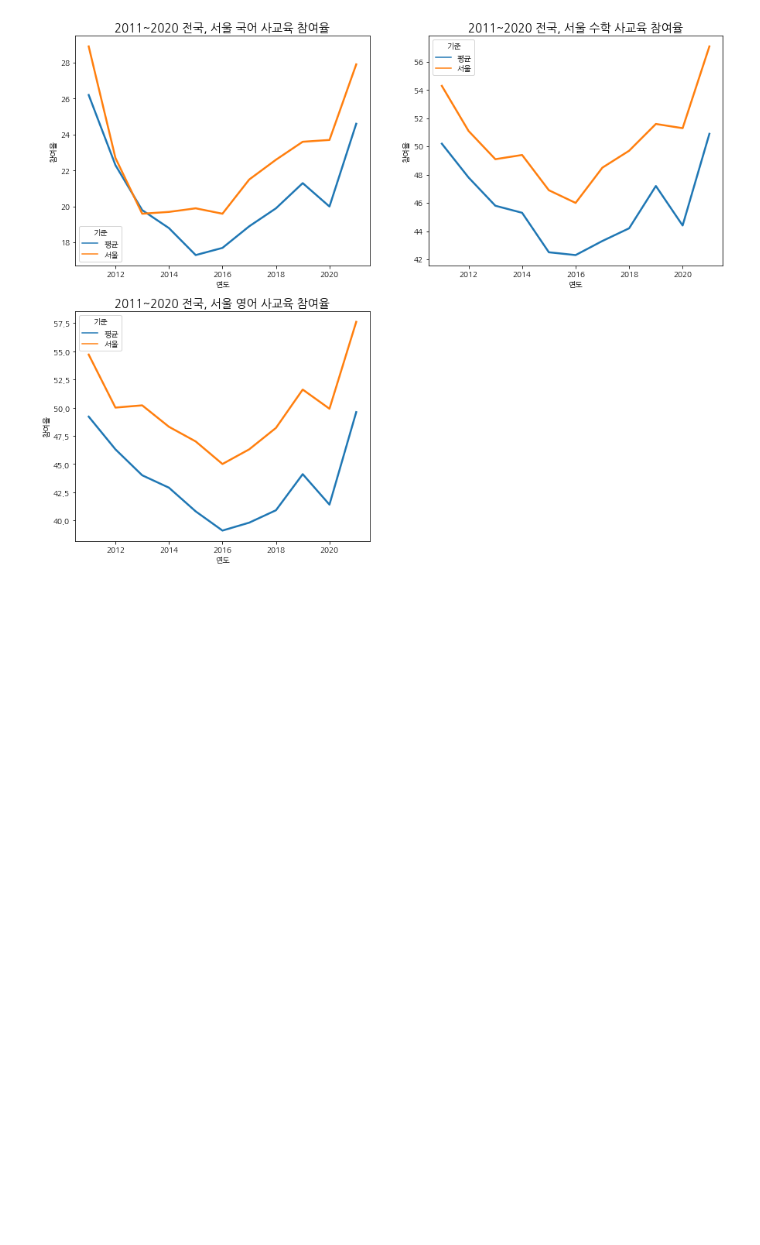
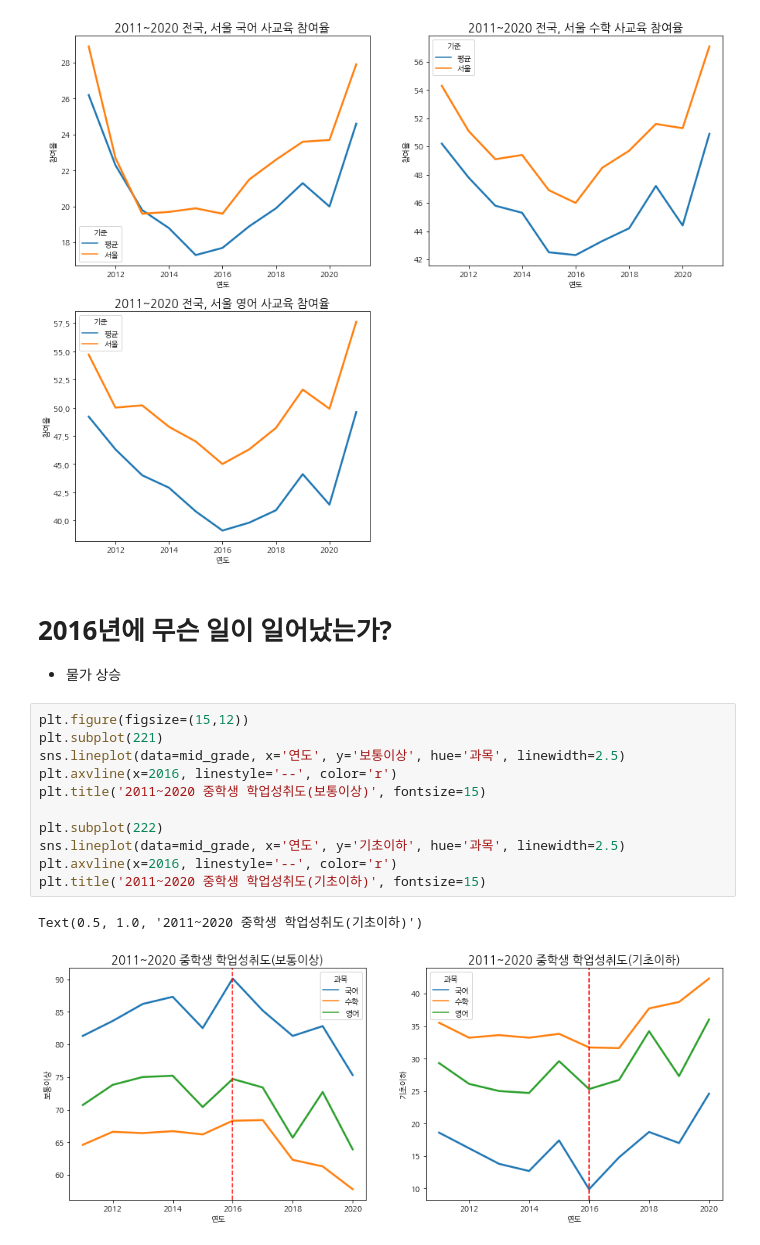
Before and after one commit to moonstar97/Structure, a Jupyter notebook: 가설5번_DEA.ipynb, the cells around one changed output. Cells and saved outputs as stored; diff of their text form; blank space fills up the shorter version.

```diff
--- a/가설5번_DEA.ipynb
+++ b/가설5번_DEA.ipynb
@@ -368,3 +331,20 @@ plt.title('2011~2020 전국, 서울 영어 사교육 참여율', fontsize=15)
 # %% [output]
 Text(0.5, 1.0, '2011~2020 전국, 서울 영어 사교육 참여율')
 [figure]
+# %% [markdown]
+# 2016년에 무슨 일이 일어났는가?
+- 물가 상승
+# %%
+plt.figure(figsize=(15,12))
+plt.subplot(221)
+sns.lineplot(data=mid_grade, x='연도', y='보통이상', hue='과목', linewidth=2.5)
+plt.axvline(x=2016, linestyle='--', color='r')
+plt.title('2011~2020 중학생 학업성취도(보통이상)', fontsize=15)
+
+plt.subplot(222)
+sns.lineplot(data=mid_grade, x='연도', y='기초이하', hue='과목', linewidth=2.5)
+plt.axvline(x=2016, linestyle='--', color='r')
+plt.title('2011~2020 중학생 학업성취도(기초이하)', fontsize=15)
+# %% [output]
+Text(0.5, 1.0, '2011~2020 중학생 학업성취도(기초이하)')
+[figure, added]
```
Also changed, not shown: parts of 32 cells of this notebook, 1 other file.
